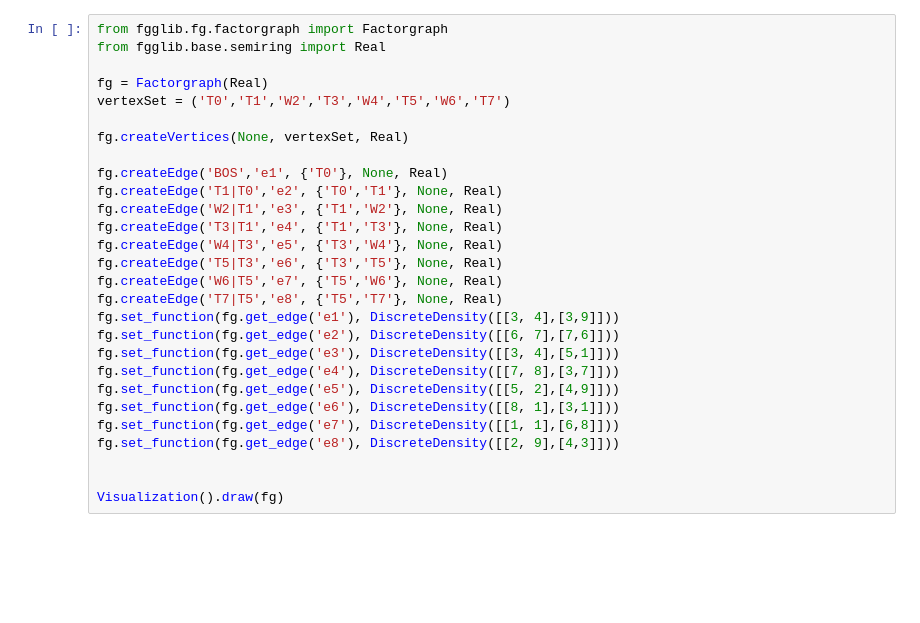
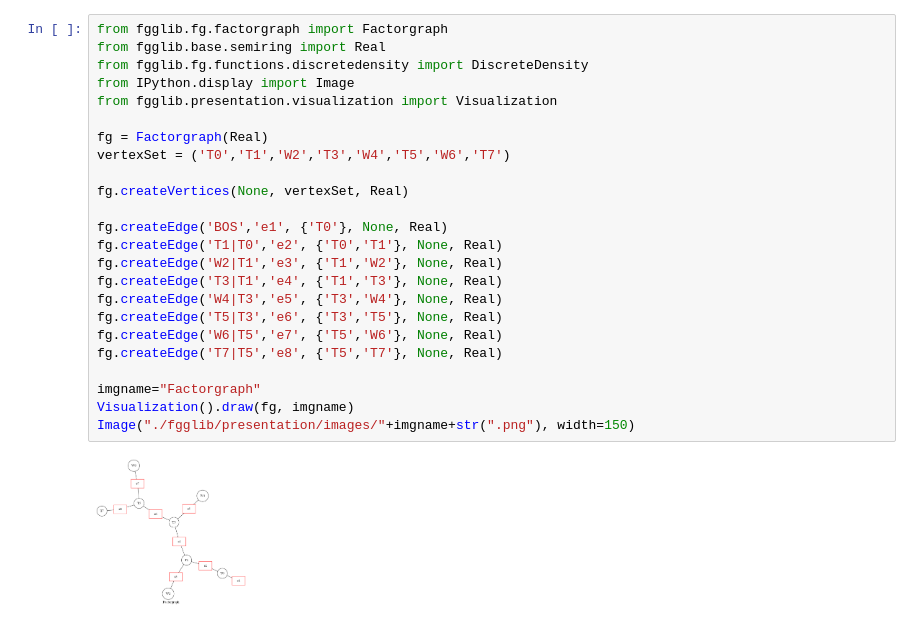
Before and after one commit to dogtype/AFLTProject, a Jupyter notebook: fgglib/presentation/introduction.ipynb, the cells around one changed output. Cells and saved outputs as stored; diff of their text form; blank space fills up the shorter version.

Commit message:
added imgname variable in visualization; updated presentation. missing part: inference

```diff
--- a/fgglib/presentation/introduction.ipynb
+++ b/fgglib/presentation/introduction.ipynb
@@ -89,28 +85,26 @@ Using FGGLIB an examplary factor graph from the original paper (Example3) can be
 # %%
 from fgglib.fg.factorgraph import Factorgraph
 from fgglib.base.semiring import Real
+from fgglib.fg.functions.discretedensity import DiscreteDensity
+from IPython.display import Image
+from fgglib.presentation.visualization import Visualization
 
 fg = Factorgraph(Real)
 vertexSet = ('T0','T1','W2','T3','W4','T5','W6','T7')
 
 fg.createVertices(None, vertexSet, Real)
 
 fg.createEdge('BOS','e1', {'T0'}, None, Real)
 fg.createEdge('T1|T0','e2', {'T0','T1'}, None, Real)
 fg.createEdge('W2|T1','e3', {'T1','W2'}, None, Real)
 fg.createEdge('T3|T1','e4', {'T1','T3'}, None, Real)
 fg.createEdge('W4|T3','e5', {'T3','W4'}, None, Real)
 fg.createEdge('T5|T3','e6', {'T3','T5'}, None, Real)
 fg.createEdge('W6|T5','e7', {'T5','W6'}, None, Real)
 fg.createEdge('T7|T5','e8', {'T5','T7'}, None, Real)
-fg.set_function(fg.get_edge('e1'), DiscreteDensity([[3, 4],[3,9]]))
-fg.set_function(fg.get_edge('e2'), DiscreteDensity([[6, 7],[7,6]]))
-fg.set_function(fg.get_edge('e3'), DiscreteDensity([[3, 4],[5,1]]))
-fg.set_function(fg.get_edge('e4'), DiscreteDensity([[7, 8],[3,7]]))
-fg.set_function(fg.get_edge('e5'), DiscreteDensity([[5, 2],[4,9]]))
-fg.set_function(fg.get_edge('e6'), DiscreteDensity([[8, 1],[3,1]]))
-fg.set_function(fg.get_edge('e7'), DiscreteDensity([[1, 1],[6,8]]))
-fg.set_function(fg.get_edge('e8'), DiscreteDensity([[2, 9],[4,3]]))
 
-
-Visualization().draw(fg)
+imgname="Factorgraph"
+Visualization().draw(fg, imgname)
+Image("./fgglib/presentation/images/"+imgname+str(".png"), width=150)
+# %% [output]
+[figure, added]
```
Also changed, not shown: parts of 20 cells of this notebook, 2 other files.
